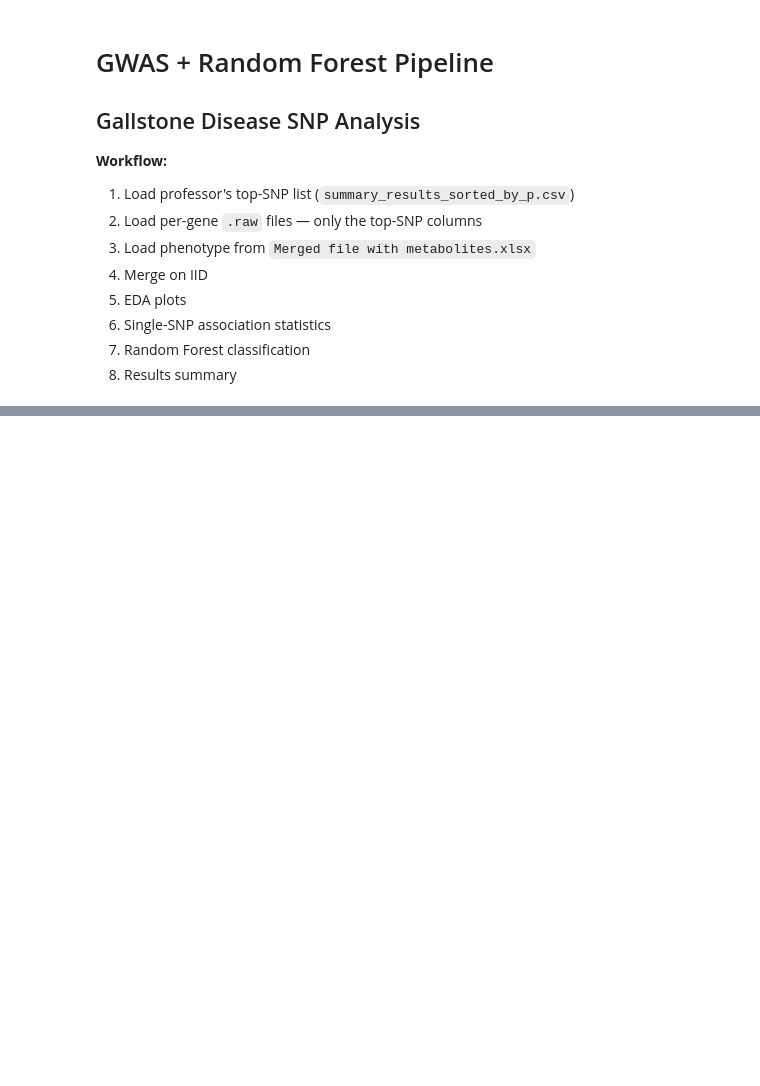
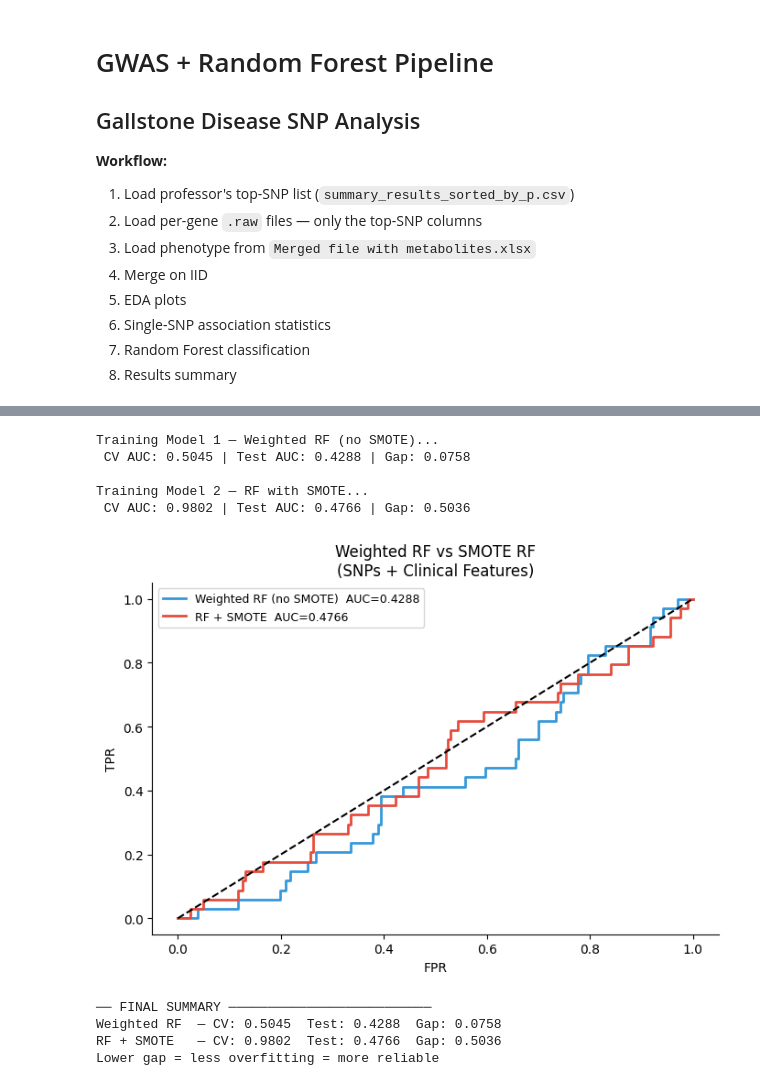
Before and after one commit to Bhavyasevak15/gallstone-gwas-analysis, a Jupyter notebook: gwas_gallstone_pipeline.ipynb, the cells around one changed output, grey strips where cells are left out. Cells and saved outputs as stored; diff of their text form; code cells hidden in the pictures; blank space fills up the shorter version.

```diff
--- a/gwas_gallstone_pipeline.ipynb
+++ b/gwas_gallstone_pipeline.ipynb
@@ -687,0 +282,68 @@ for f in sorted(OUT.iterdir()):
+# %%
+# Final honest comparison — with and without SMOTE
+from sklearn.ensemble import RandomForestClassifier
+from sklearn.model_selection import cross_val_score, StratifiedKFold
+from sklearn.metrics import roc_auc_score, roc_curve
+import matplotlib.pyplot as plt
+
+cv = StratifiedKFold(n_splits=5, shuffle=True, random_state=42)
+neg, pos = (y_tr==0).sum(), (y_tr==1).sum()
+
+# Model 1 — weighted RF no SMOTE
+rf_weighted = RandomForestClassifier(
+    n_estimators=200, max_depth=6,
+    class_weight={0:1, 1:neg/pos},
+    random_state=42, n_jobs=-1)
+
+# Model 2 — RF with SMOTE
+rf_smote = RandomForestClassifier(
+    n_estimators=200, max_depth=6,
+    random_state=42, n_jobs=-1)
+
+print('Training Model 1 — Weighted RF (no SMOTE)...')
+cv1 = cross_val_score(rf_weighted, X_tr, y_tr, cv=cv, scoring='roc_auc', n_jobs=-1)
+rf_weighted.fit(X_tr, y_tr)
+prob1 = rf_weighted.predict_proba(X_te)[:,1]
+auc1  = roc_auc_score(y_te, prob1)
+print(f' CV AUC: {cv1.mean():.4f} | Test AUC: {auc1:.4f} | Gap: {cv1.mean()-auc1:.4f}')
+
+print('\nTraining Model 2 — RF with SMOTE...')
+cv2 = cross_val_score(rf_smote, X_tr_sm, y_tr_sm, cv=cv, scoring='roc_auc', n_jobs=-1)
+rf_smote.fit(X_tr_sm, y_tr_sm)
+prob2 = rf_smote.predict_proba(X_te)[:,1]
+auc2  = roc_auc_score(y_te, prob2)
+print(f' CV AUC: {cv2.mean():.4f} | Test AUC: {auc2:.4f} | Gap: {cv2.mean()-auc2:.4f}')
+
+# Plot
+fig, ax = plt.subplots(figsize=(7,5))
+for prob, auc, name, color in [
+    (prob1, auc1, 'Weighted RF (no SMOTE)', '#3498db'),
+    (prob2, auc2, 'RF + SMOTE',             '#e74c3c'),
+]:
+    fpr, tpr, _ = roc_curve(y_te, prob)
+    ax.plot(fpr, tpr, lw=2, color=color, label=f'{name}  AUC={auc:.4f}')
+
+ax.plot([0,1],[0,1],'k--')
+ax.set_xlabel('FPR'); ax.set_ylabel('TPR')
+ax.set_title('Weighted RF vs SMOTE RF\n(SNPs + Clinical Features)')
+ax.legend(fontsize=9)
+ax.spines[['top','right']].set_visible(False)
+plt.tight_layout()
+plt.savefig(OUT/'weighted_vs_smote.png', dpi=150, bbox_inches='tight')
+plt.show()
+
+print('\n── FINAL SUMMARY ──────────────────────────')
+print(f'Weighted RF  — CV: {cv1.mean():.4f}  Test: {auc1:.4f}  Gap: {cv1.mean()-auc1:.4f}')
+print(f'RF + SMOTE   — CV: {cv2.mean():.4f}  Test: {auc2:.4f}  Gap: {cv2.mean()-auc2:.4f}')
+print('Lower gap = less overfitting = more reliable')
+# %% [output]
+Training Model 1 — Weighted RF (no SMOTE)...
+ CV AUC: 0.5045 | Test AUC: 0.4288 | Gap: 0.0758
+
+Training Model 2 — RF with SMOTE...
+ CV AUC: 0.9802 | Test AUC: 0.4766 | Gap: 0.5036
+[figure, added]
+── FINAL SUMMARY ──────────────────────────
+Weighted RF  — CV: 0.5045  Test: 0.4288  Gap: 0.0758
+RF + SMOTE   — CV: 0.9802  Test: 0.4766  Gap: 0.5036
+Lower gap = less overfitting = more reliable
```
Also changed, not shown: parts of 18 cells of this notebook.
